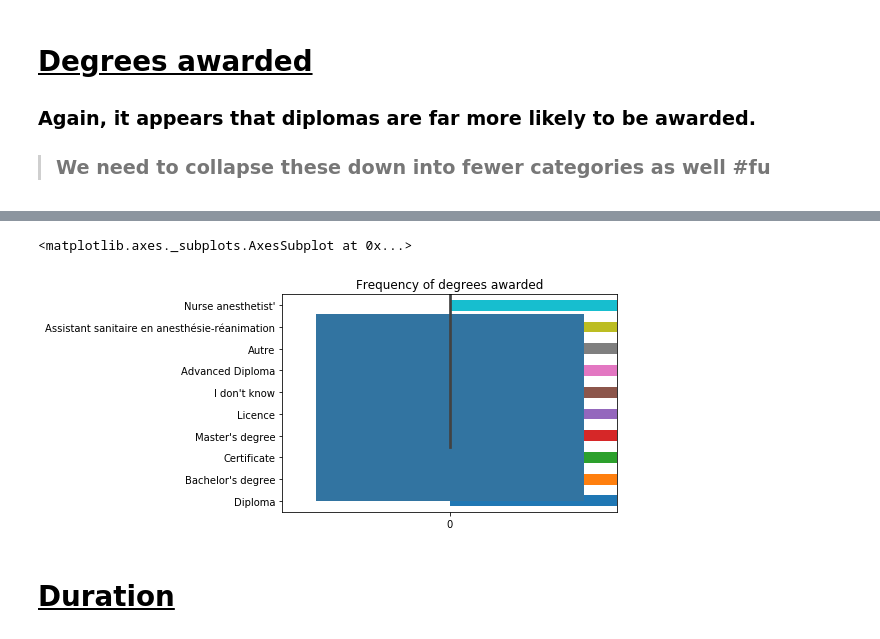
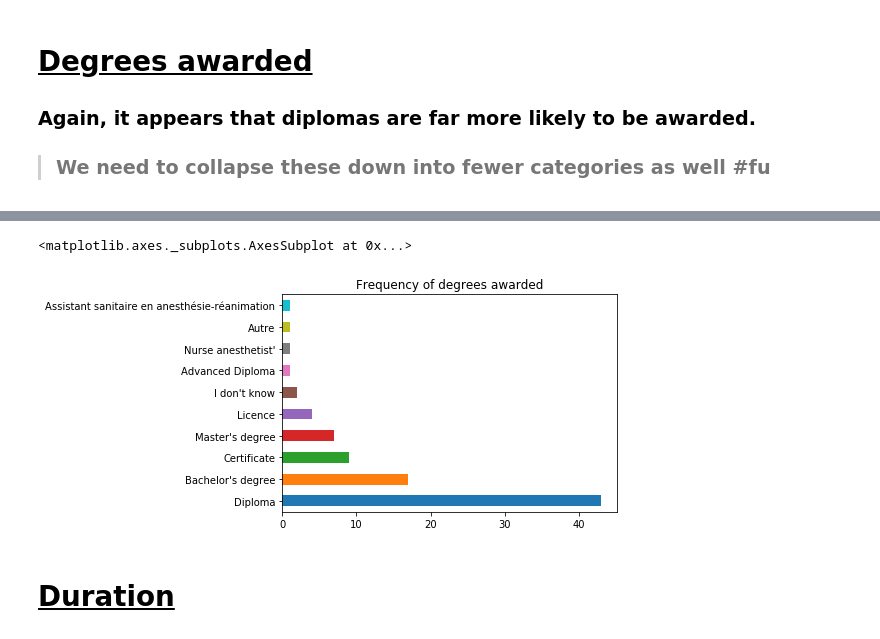
Before and after one commit to lawtj/npa, a Jupyter notebook: npa data.ipynb, the cells around one changed output, grey strips where cells are left out. Drawn from its saved outputs; the diff is of its cells as text; code cells hidden in the pictures.

```diff
--- a/npa data.ipynb
+++ b/npa data.ipynb
@@ -305,9 +305,9 @@ degstab
 # %%
 degs.plot.barh(title="Frequency of degrees awarded")
-sb.barplot(data=degs)
+#sb.barplot(data=degs)
 # %% [output]
 <matplotlib.axes._subplots.AxesSubplot at 0x...>
-[figure, old version]
+[figure, new version]
 # %% [markdown]
 # <u><a name='duration'>Duration </u></a>
 # %% [markdown]
```
Also changed, not shown: parts of 10 cells of this notebook.
